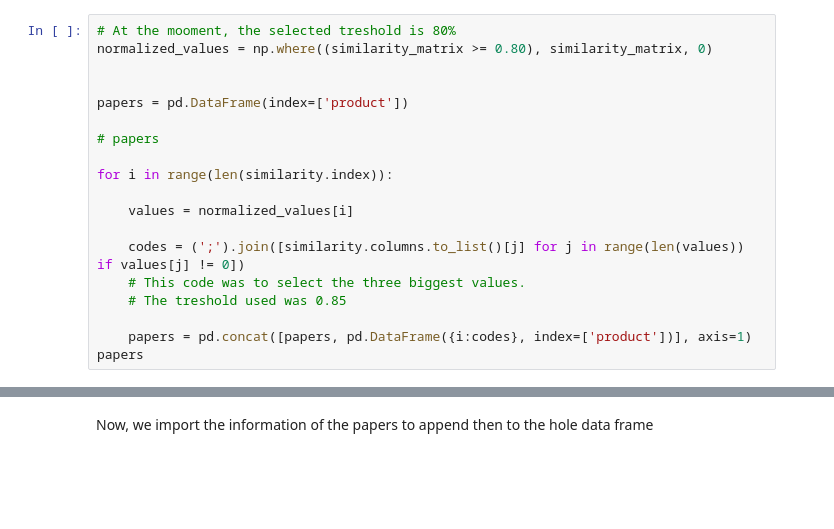
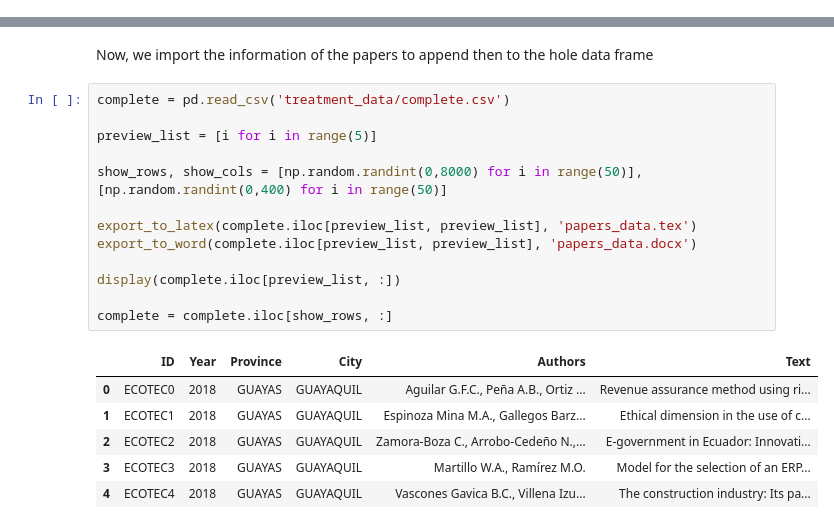
Before and after one commit to elmarcellotc/undergradute-thesis, a Jupyter notebook: application/documentation/similarity_cutoff.ipynb, the cells around one changed output, grey strips where cells are left out. Saved outputs shown, nothing was run; the diff lists cells and outputs as text; blank space fills up the shorter version.

```diff
--- a/application/documentation/similarity_cutoff.ipynb
+++ b/application/documentation/similarity_cutoff.ipynb
@@ -102,22 +105,3 @@ plt.show()
 ### THE GENERAL CUTOFF
 
 Seen the data showed, to select a general cutoff of 0.8 shows as a good initial point to classify the papers. The next code shows the products for what each papers is classified:
-# %%
-# At the mooment, the selected treshold is 80%
-normalized_values = np.where((similarity_matrix >= 0.80), similarity_matrix, 0)
-
-
-papers = pd.DataFrame(index=['product'])
-
-# papers
-
-for i in range(len(similarity.index)):
-
-    values = normalized_values[i]
-
-    codes = (';').join([similarity.columns.to_list()[j] for j in range(len(values)) if values[j] != 0])
-    # This code was to select the three biggest values.
-    # The treshold used was 0.85
-
-    papers = pd.concat([papers, pd.DataFrame({i:codes}, index=['product'])], axis=1)
-papers
@@ -128,3 +137,23 @@ papers
 # %% [markdown]
 Now, we import the information of the papers to append then to the hole data frame
+# %%
+complete = pd.read_csv('treatment_data/complete.csv')
+
+preview_list = [i for i in range(5)]
+
+show_rows, show_cols = [np.random.randint(0,8000) for i in range(50)],[np.random.randint(0,400) for i in range(50)]
+
+export_to_latex(complete.iloc[preview_list, preview_list], 'papers_data.tex')
+export_to_word(complete.iloc[preview_list, preview_list], 'papers_data.docx')
+
+display(complete.iloc[preview_list, :])
+
+complete = complete.iloc[show_rows, :]
+# %% [output]
+|  | ID | Year | Province | City | Authors | Text |
+| 0 | ECOTEC0 | 2018 | GUAYAS | GUAYAQUIL | Aguilar G.F.C., Peña A.B., Ortiz ... | Revenue assurance method using ri... |
+| 1 | ECOTEC1 | 2018 | GUAYAS | GUAYAQUIL | Espinoza Mina M.A., Gallegos Barz... | Ethical dimension in the use of c... |
+| 2 | ECOTEC2 | 2018 | GUAYAS | GUAYAQUIL | Zamora-Boza C., Arrobo-Cedeño N.,... | E-government in Ecuador: Innovati... |
+| 3 | ECOTEC3 | 2018 | GUAYAS | GUAYAQUIL | Martillo W.A., Ramírez M.O. | Model for the selection of an ERP... |
+| 4 | ECOTEC4 | 2018 | GUAYAS | GUAYAQUIL | Vascones Gavica B.C., Villena Izu... | The construction industry: Its pa... |
 # %%
```
Also changed, not shown: parts of 12 cells of this notebook, 10 other files.
